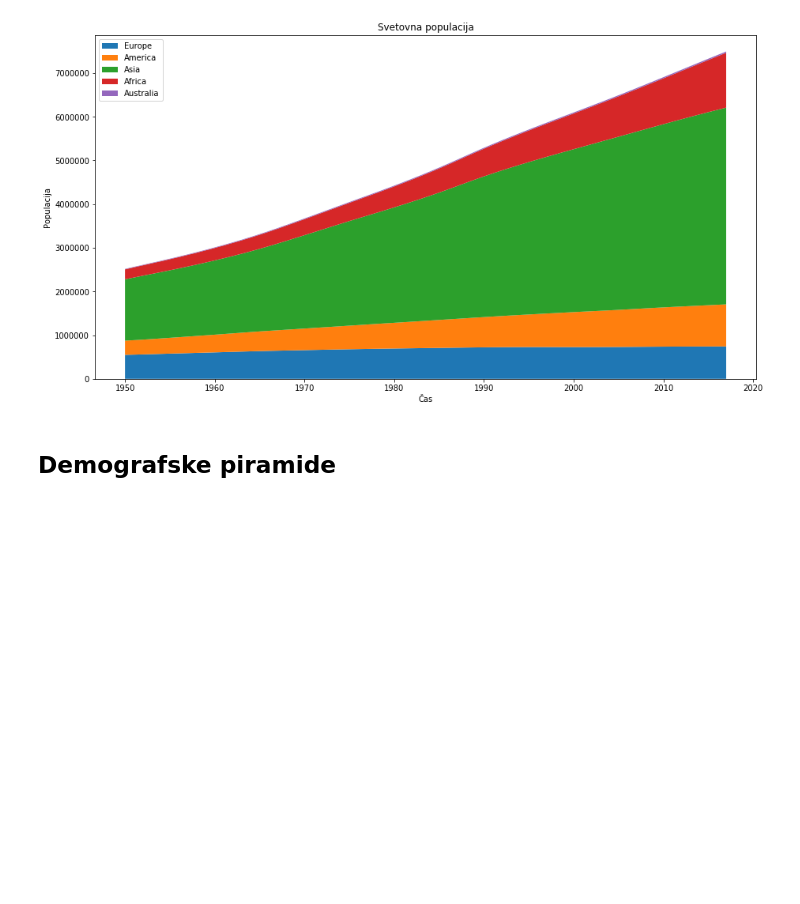
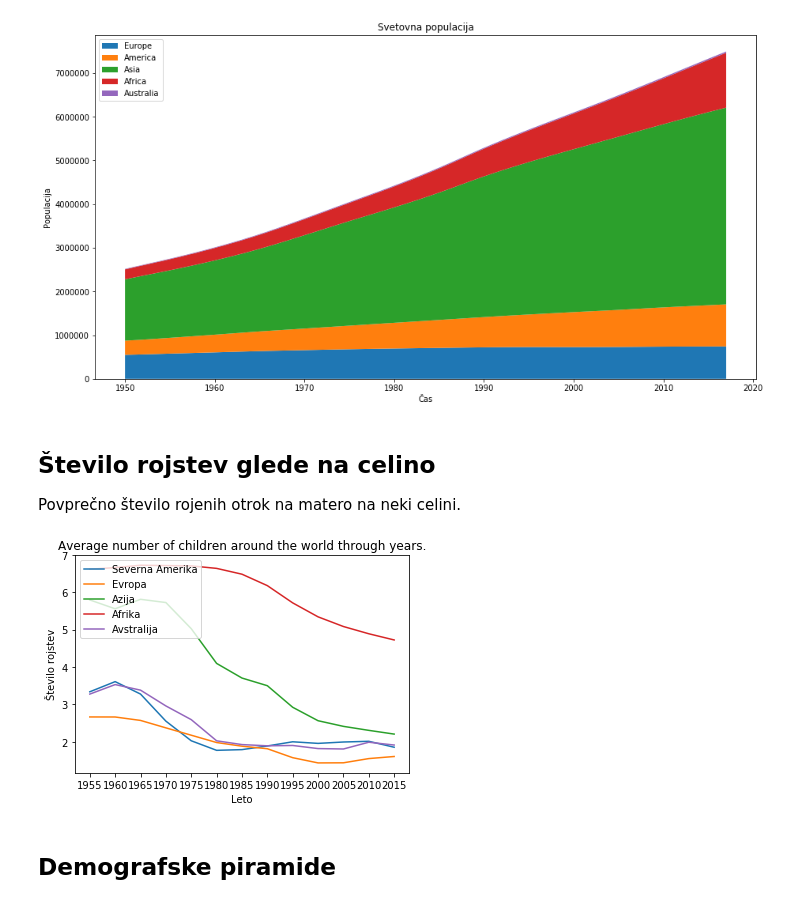
Before and after one commit to MaticSincek/PR18JJMSTB, a Jupyter notebook: vmesno-poročilo.ipynb, the cells around one changed output. Cells and saved outputs as stored; diff of their text form; code cells hidden in the pictures; blank space fills up the shorter version.

```diff
--- a/vmesno-poročilo.ipynb
+++ b/vmesno-poročilo.ipynb
@@ -56,6 +56,66 @@ def worldPopulationVisualisation(filename):
 worldPopulationVisualisation("WPP2017_TotalPopulationBySex.csv")
 # %% [output]
 [figure]
+# %% [markdown]
+<h2>Število rojstev glede na celino</h2>
+Povprečno število rojenih otrok na matero na neki celini.
+# %%
+from csv import DictReader
+from collections import defaultdict
+import numpy as np
+import matplotlib.pyplot as plt
+
+filename = "WPP2017_Period_Indicators_Medium.csv"
+
+#-----Tukaj vstavi argument-------
+argument = "TFR"
+#---------------------------------
+
+region = defaultdict()
+def readData(filename):
+    dictionary = defaultdict(list)
+    reader = DictReader(open(filename, 'rt', encoding='utf-8'))
+    for row in reader:
+        country = row["Location"]
+        time = row["Time"]
+        births = row[argument]
+        if row["VarID"] == "2":
+            if "Europe" == row["Location"]:
+                dictionary["Europe"].append(float(births))
+            elif "Northern America" == row["Location"]:
+                dictionary["Northern America"].append(float(births))
+            elif "Southern America" == row["Location"]:
+                dictionary["Southern America"].append(float(births))
+            elif "Asia" == row["Location"]:
+                dictionary["Asia"].append(float(births))
+            elif "Africa" == row["Location"]:
+                dictionary["Africa"].append(float(births))
+            elif "Australia/New Zealand" == row["Location"]:
+                dictionary["Australia"].append(float(births))
+    return dictionary
+
+region = readData(filename)
+time_periods = list(range(1955,2016,5))
+
+x = np.array(range(13))
+plt.xticks(x, time_periods)
+
+plt.plot(x, np.array(region["Northern America"][:13]), label='Severna Amerika')
+plt.plot(x, np.array(region["Europe"][:13]), label='Evropa')
+#ax.plot(x, np.array(region["Southern America"][:13]), label='Južna Amerika')
+plt.plot(x, np.array(region["Asia"][:13]), label='Azija')
+plt.plot(x, np.array(region["Africa"][:13]), label='Afrika')
+plt.plot(x, np.array(region["Australia"][:13]), label='Avstralija')
+
+plt.xlabel("Leto")
+plt.ylabel("Število rojstev")
+plt.title("Average number of children around the world through years.")
+
+plt.legend(loc='upper left')
+
+plt.show()
+# %% [output]
+[figure, added]
 # %% [markdown]
 <h2>Demografske piramide</h2>
 # %%
```
Also changed, not shown: parts of 8 cells of this notebook, 1 other file.
